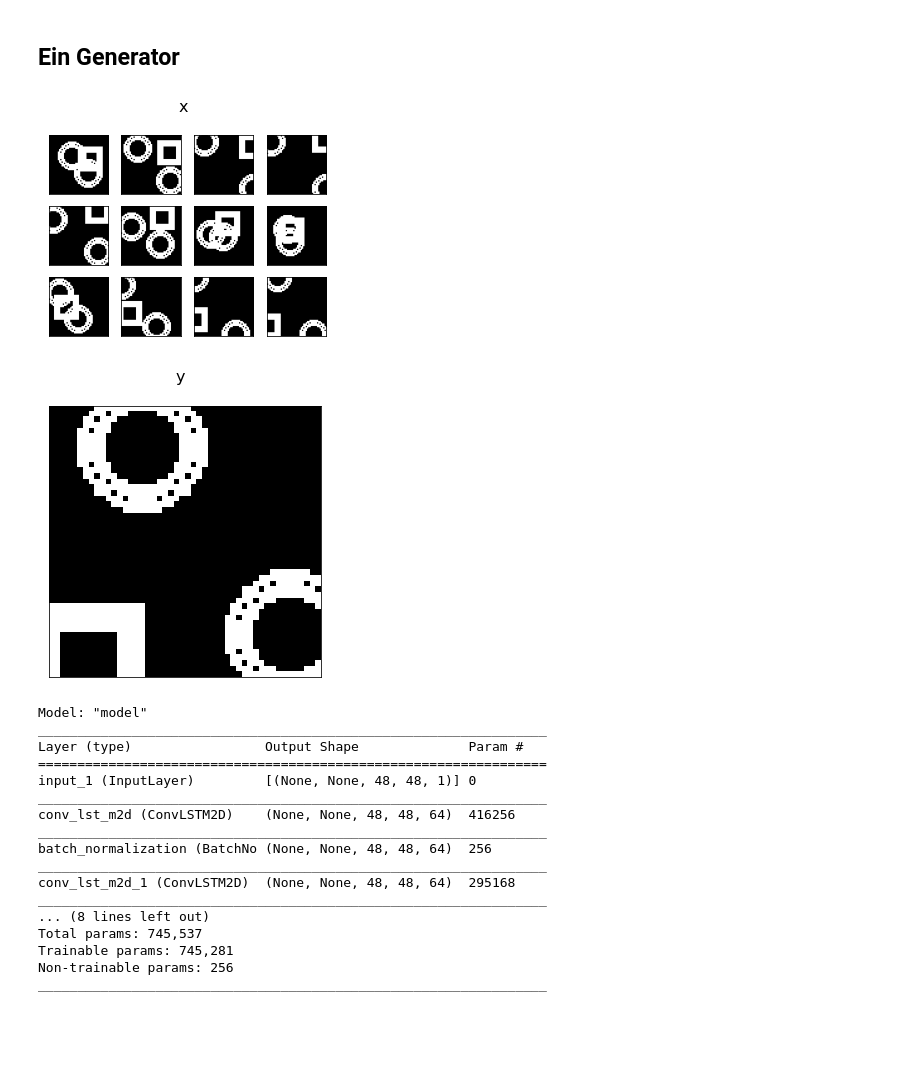
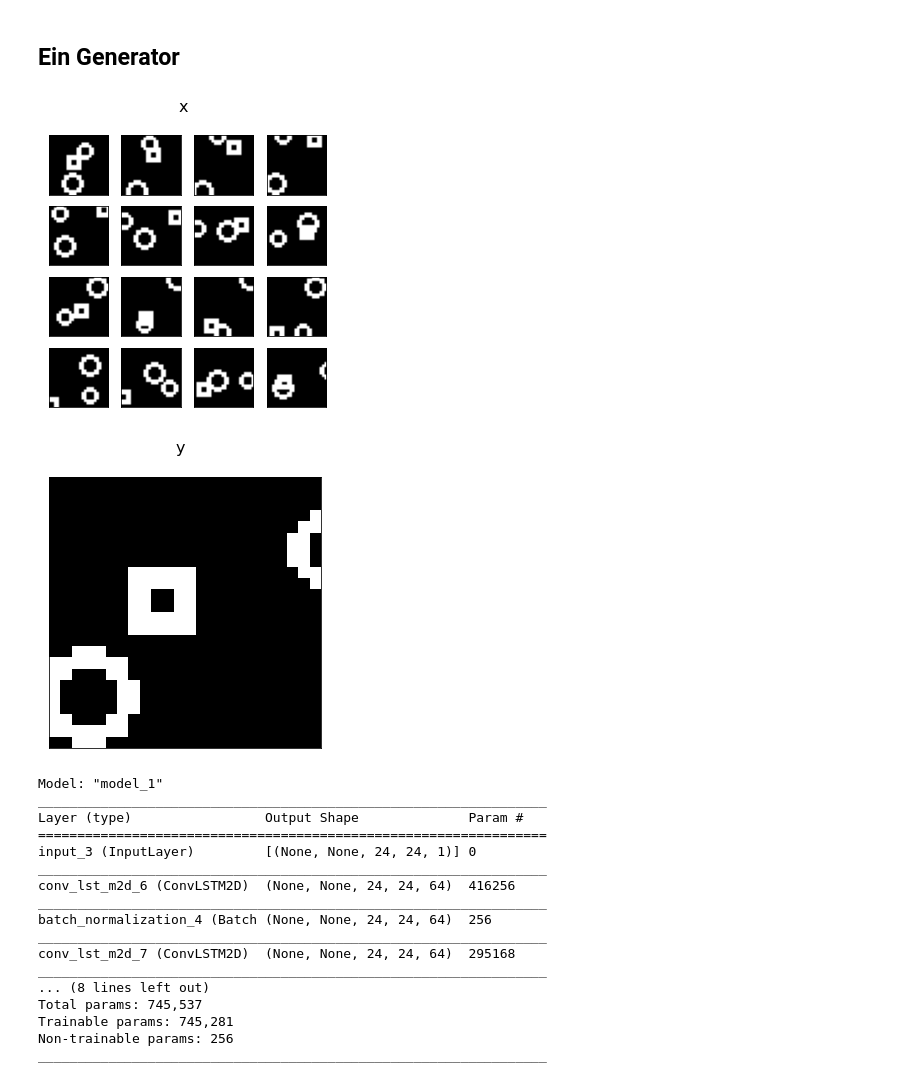
Before and after one commit to MaschinenNah/FramePred2021, a Jupyter notebook: FramePred2021_04_moving_objects.ipynb, the cells around one changed output. Cells and saved outputs as stored; diff of their text form; code cells hidden in the pictures; blank space fills up the shorter version.

```diff
--- a/FramePred2021_04_moving_objects.ipynb
+++ b/FramePred2021_04_moving_objects.ipynb
@@ -64,11 +64,11 @@ def write_moving_object_into(arr):
   frame_size = arr.shape[1]
 
   # Bestimmung von Ausdehnung, Startposition und Geschwindigkeit des Objektes per Zufall:
-  r = random.uniform(frame_size/10, frame_size/3)
+  r = random.uniform(frame_size/12, frame_size/6)
   xpos = random.uniform(2*r, frame_size-2*r)
   ypos = random.uniform(2*r, frame_size-2*r)
-  xspeed = random.uniform(frame_size/10., frame_size/5.) * random.choice([-1,1])
-  yspeed = random.uniform(frame_size/10., frame_size/5.) * random.choice([-1,1])
+  xspeed = random.uniform(frame_size/10., frame_size/7.) * random.choice([-1,1])
+  yspeed = random.uniform(frame_size/10., frame_size/7.) * random.choice([-1,1])
 
   # Kreis oder Quadrat?
   renderer = random.randint(0, 1)
@@ -89,14 +89,14 @@ def write_moving_object_into(arr):
       ypos = ypos_new
 
     if renderer == 0:
-      for j in range(0, round(frame_size/10)):
+      for j in range(0, round(frame_size/15)):
         # Hier findet das Malen statt:
         y, x = draw.circle_perimeter(round(xpos), round(ypos), round(r-j), shape=(frame_size, frame_size))
         # y, x = draw.circle(round(xpos), round(ypos), round(r-j), shape=(frame_size, frame_size))
         arr[i, y, x] = 1
 
     elif renderer == 1:
-      for j in range(0, round(frame_size/10)):
+      for j in range(0, round(frame_size/15)):
         # Hier findet das Malen statt:
         y, x = draw.rectangle_perimeter((round(xpos)-r+j, round(ypos)-r+j), extent=(2*r-2*j, 2*r-2*j), shape=(frame_size, frame_size))
         # y, x = draw.rectangle((round(xpos)-r+j, round(ypos)-r+j), extent=(2*r-2*j, 2*r-2*j), shape=(frame_size, frame_size))
@@ -174,21 +174,21 @@ class FramePredGen(Sequence):
     empty_batch_y = np.zeros((self.batch_size,) + (self.n_frames_y,) + (self.frame_shape), "float32")
     return empty_batch_x, empty_batch_y
 # %%
-shape = (48, 48)
+shape = (24, 24)
 
-gen = FramePredGen(shape, 12, 1, 3, write_moving_object_into)
+gen = FramePredGen(shape, 16, 1, 3, write_moving_object_into)
 
 batch = gen[0]
 
 show.show_images_from_np_array(batch[0][0], "x", width=5)
 show.show_images_from_np_array(batch[1][0], "y", width=5)
 
 #batch[0].shape
 
 #show.show_frame_prediction_batch(batch)
 # %% [output]
-[figure, old version]
+[figure, new version]
-[figure, old version]
+[figure, new version]
 # %%
 from tensorflow.keras.layers import Input, ConvLSTM2D, BatchNormalization, Conv3D, Conv2D, Reshape
 from tensorflow.keras.models import Model
@@ -226,7 +226,7 @@ x = ConvLSTM2D(
 x = Conv2D(
     filters=1, kernel_size=(3, 3), activation="tanh", padding="same"
 )(x)
-x = Reshape((1,48,48))(x)
+x = Reshape((1,*shape))(x)
 
 
 
@@ -237,17 +237,17 @@ model.compile(
     loss=binary_crossentropy, optimizer=Adam(),
 )
 # %% [output]
-Model: "model"
+Model: "model_1"
 _________________________________________________________________
 Layer (type)                 Output Shape              Param #
 =================================================================
-input_1 (InputLayer)         [(None, None, 48, 48, 1)] 0
+input_3 (InputLayer)         [(None, None, 24, 24, 1)] 0
 _________________________________________________________________
-conv_lst_m2d (ConvLSTM2D)    (None, None, 48, 48, 64)  416256
+conv_lst_m2d_6 (ConvLSTM2D)  (None, None, 24, 24, 64)  416256
 _________________________________________________________________
-batch_normalization (BatchNo (None, None, 48, 48, 64)  256
+batch_normalization_4 (Batch (None, None, 24, 24, 64)  256
 _________________________________________________________________
-conv_lst_m2d_1 (ConvLSTM2D)  (None, None, 48, 48, 64)  295168
+conv_lst_m2d_7 (ConvLSTM2D)  (None, None, 24, 24, 64)  295168
 _________________________________________________________________
 ... (8 lines left out)
 Total params: 745,537
```
Also changed, not shown: parts of 5 cells of this notebook.
